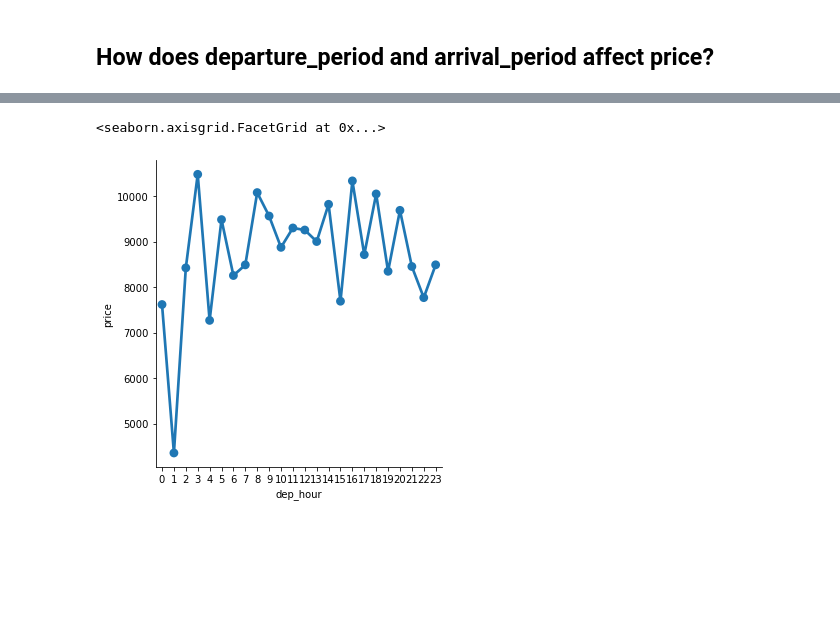
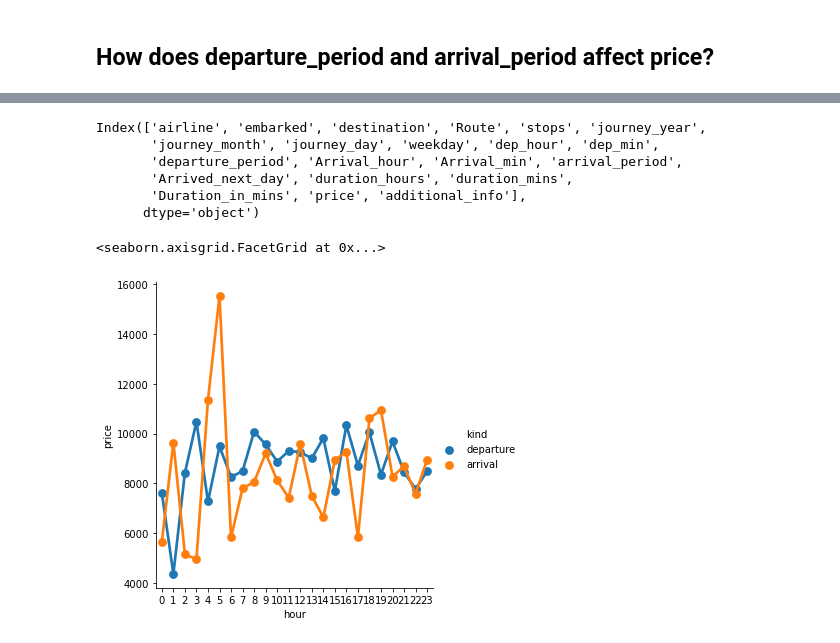
Before and after one commit to HendKordy/flights_analysis, a Jupyter notebook: EDA/EDA.ipynb, the cells around one changed output, grey strips where cells are left out. Drawn from its saved outputs; the diff is of its cells as text; code cells hidden in the pictures; blank space fills up the shorter version.

```diff
--- a/EDA/EDA.ipynb
+++ b/EDA/EDA.ipynb
@@ -113,6 +112,25 @@ KeyboardInterrupt:
-# %%
-means = df.groupby('dep_hour', as_index = False).price.mean()
-sns.catplot(x='dep_hour', y = 'price', data = means, kind= 'point', )
-# %% [output]
-<seaborn.axisgrid.FacetGrid at 0x...>
-[figure, removed]
+# %%
+df.columns
+# %% [output]
+Index(['airline', 'embarked', 'destination', 'Route', 'stops', 'journey_year',
+       'journey_month', 'journey_day', 'weekday', 'dep_hour', 'dep_min',
+       'departure_period', 'Arrival_hour', 'Arrival_min', 'arrival_period',
+       'Arrived_next_day', 'duration_hours', 'duration_mins',
+       'Duration_in_mins', 'price', 'additional_info'],
+      dtype='object')
+# %%
+dep_hours_means = df.groupby('dep_hour', as_index = False).price.mean()
+dep_hours_means['kind'] = 'departure'
+dep_hours_means.rename({'dep_hour': 'hour'}, axis=1, inplace=True)
+# %%
+arr_hours_means = df.groupby('Arrival_hour', as_index = False).price.mean()
+
+arr_hours_means['kind'] = 'arrival'
+arr_hours_means.rename({'Arrival_hour': 'hour'}, axis=1, inplace=True)
+# %%
+all_mean = dep_hours_means.append(arr_hours_means, ignore_index= True)
+
+sns.catplot(x='hour', y = 'price', data = all_mean, kind= 'point', hue = 'kind')
+# %% [output]
+<seaborn.axisgrid.FacetGrid at 0x...>
+[figure, added]
```
Also changed, not shown: parts of 1 cell of this notebook.
